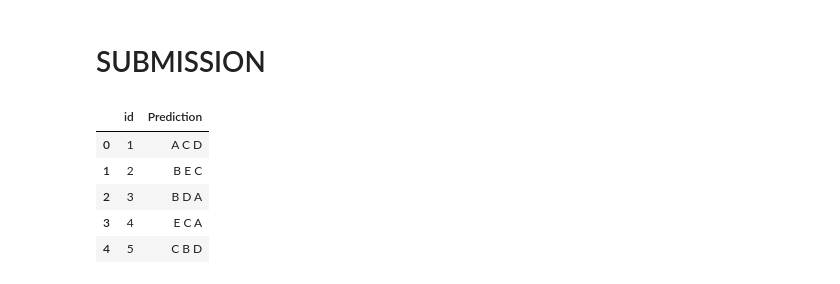
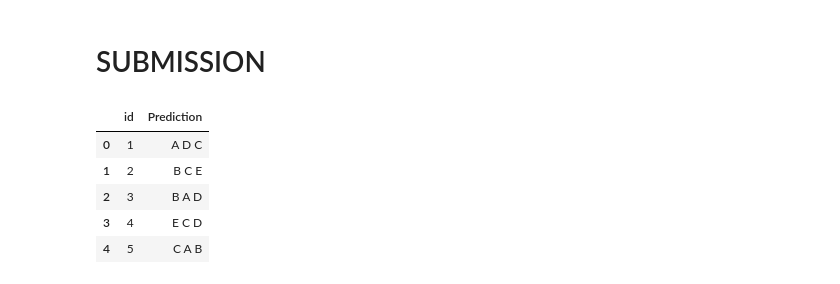
Before and after one commit to Sharan0078/dl-genai-project-26-t1, a Jupyter notebook: DL-24f3004935-notebook-t22026.ipynb, the cells around one changed output. Cells and saved outputs as stored; diff of their text form; code cells hidden in the pictures.

```diff
--- a/DL-24f3004935-notebook-t22026.ipynb
+++ b/DL-24f3004935-notebook-t22026.ipynb
@@ -643,15 +654,3 @@ MODEL = "FacebookAI/roberta-large"
 tokenizer = AutoTokenizer.from_pretrained(MODEL)
 # %% [output]
 Warning: You are sending unauthenticated requests to the HF Hub. Please set a HF_TOKEN to enable higher rate limits and faster downloads.
-# %%
-from sklearn.metrics import accuracy_score, f1_score
-
-def compute_metrics(eval_pred):
-    logits, labels = eval_pred
-
-    preds = logits.argmax(axis=-1)
-
-    return {
-        "accuracy": accuracy_score(labels, preds),
-        "f1": f1_score(labels, preds, average="macro")
-    }
@@ -689,7 +716,7 @@ from transformers import (
     TrainingArguments
 )
 
-model = AutoModelForSequenceClassification.from_pretrained(
+model_1 = AutoModelForSequenceClassification.from_pretrained(
     MODEL,
     num_labels=5
 )
@@ -712,15 +740,22 @@ Notes:
 - UNEXPECTED    :can be ignored when loading from different task/architecture; not ok if you expect identical arch.
 - MISSING       :those params were newly initialized because missing from the checkpoint. Consider training on your downstream task.
 # %%
+from transformers import TrainingArguments
+
 training_args = TrainingArguments(
     output_dir="./results",
     num_train_epochs=4,
     per_device_train_batch_size=8,
     learning_rate=2e-5,
-    weight_decay=0.01,
+    weight_decay=0.05,
     logging_steps=50,
-    eval_strategy='epoch',
+    load_best_model_at_end=True,
+    metric_for_best_model="eval_loss",
+    greater_is_better=False,
     save_strategy="epoch",
-    seed = 8,
+    eval_strategy="epoch",
+    save_total_limit=2,
+    seed=42,
+    data_seed=42,
     report_to="wandb"
 )
@@ -770,12 +869,12 @@ probs = torch.softmax(
     dim=1
 ).numpy()
 
-predictions = []
+pretrained_predictions = []
 
 for p in probs:
     top3 = np.argsort(p)[::-1][:3]
-    predictions.append(
-        " ".join([id2label[i] for i in top3])
+    pretrained_predictions.append(
+        " ".join(id2label[i] for i in top3)
     )
 # %% [output]
 [interactive output not drawn]
@@ -1171,16 +1533,16 @@ for p in probs:
 # %%
 submission = pd.DataFrame({
     "id": test["id"],
-    "Prediction": final_predictions
+    "Prediction": pretrained_predictions
 })
 
-submission.to_csv("submission.csv", index=False)
+submission.to_csv("submission.csv",index=False)
 
 submission.head()
 # %% [output]
 |  | id | Prediction |
-| 0 | 1 | A C D |
-| 1 | 2 | B E C |
-| 2 | 3 | B D A |
-| 3 | 4 | E C A |
-| 4 | 5 | C B D |
+| 0 | 1 | A D C |
+| 1 | 2 | B C E |
+| 2 | 3 | B A D |
+| 3 | 4 | E C D |
+| 4 | 5 | C A B |
```
Also changed, not shown: parts of 37 cells of this notebook.
